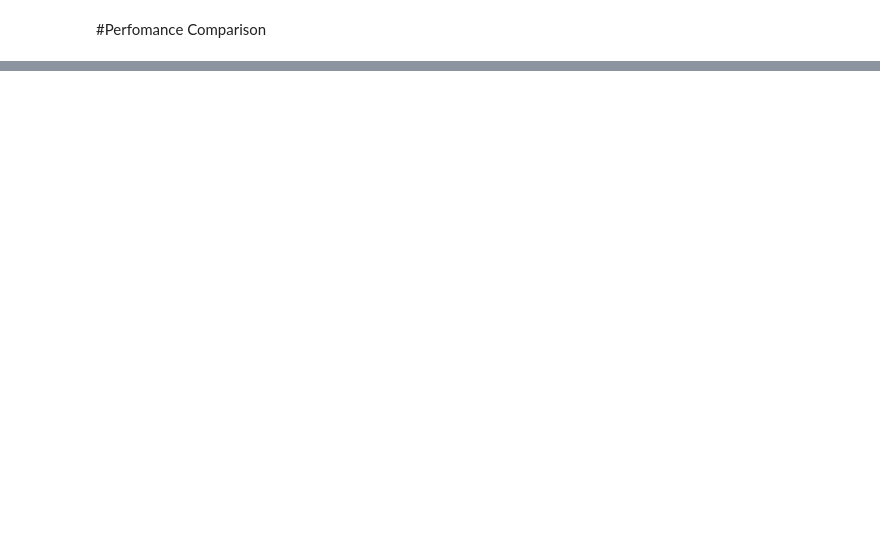
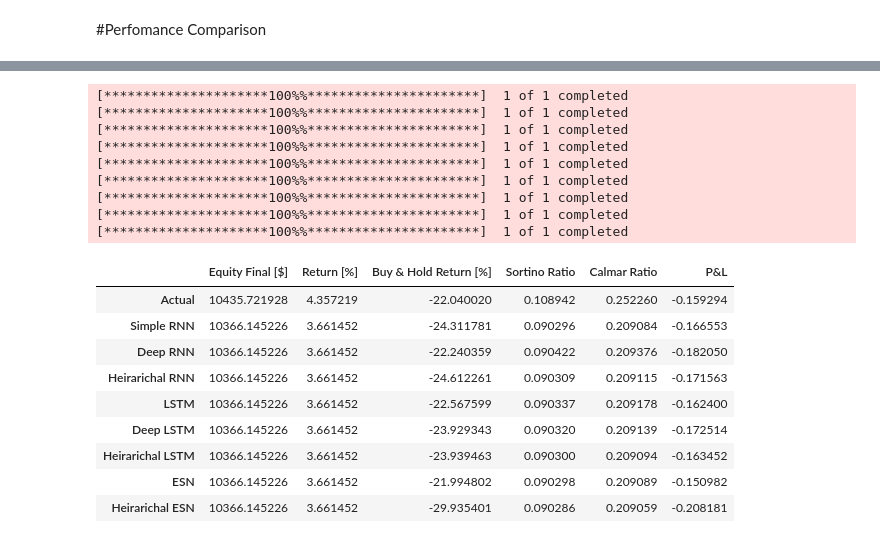
Before and after one commit to FMekujee27/RNNs, a Jupyter notebook: FM.ipynb, the cells around one changed output, grey strips where cells are left out. Drawn from its saved outputs; the diff is of its cells as text; code cells hidden in the pictures; blank space fills up the shorter version.

```diff
--- a/FM.ipynb
+++ b/FM.ipynb
@@ -600,0 +710,67 @@ perf
+# %%
+class SmaCross(Strategy):
+    n1 = 5
+    n2 = 20
+
+    def init(self):
+        self.sma1 = self.I(SMA, self.data.Close, self.n1)
+        self.sma2 = self.I(SMA, self.data.Close, self.n2)
+
+    def next(self):
+        if crossover(self.sma1, self.sma2):
+            self.buy()
+        elif crossover(self.sma2, self.sma1):
+            self.sell()
+def dat(x):
+    df = yf.download("CL=F", start="2024-04-12", end="2024-06-21")
+    df.drop(columns=["Adj Close","Close"], inplace=True)
+    back=pd.DataFrame(pred[x])
+    back.index=df.index
+    df["Close"]=back[x]
+    df=df[['Open', 'High', 'Low', 'Close', 'Volume']]
+    bt = Backtest(df, SmaCross, cash=10_000, commission=.002)
+    stats = bt.run()
+    equity_final = stats['Equity Final [$]']
+    return_percent = stats['Return [%]']
+    buy_and_hold_return_percent = stats['Buy & Hold Return [%]']
+    sortino_ratio = stats['Sortino Ratio']
+    calmar_ratio = stats['Calmar Ratio']
+    data = {
+    'Equity Final [$]': [equity_final],
+    'Return [%]': [return_percent],
+    'Buy & Hold Return [%]': [buy_and_hold_return_percent],
+    'Sortino Ratio': [sortino_ratio],
+    'Calmar Ratio': [calmar_ratio]
+    }
+    stats_df = pd.DataFrame(data)
+    return stats_df
+def final(y):
+    result = pd.DataFrame()
+    for x in y.columns:
+        x_values = dat(x)
+        result = pd.concat([result, x_values], ignore_index=True)
+    result.index = y.columns
+    return result
+Result = final(pred)
+Result["P&L"]=pred.iloc[-1] - pred.iloc[0]
+Result
+# %% [output]
+[*********************100%%**********************]  1 of 1 completed
+[*********************100%%**********************]  1 of 1 completed
+[*********************100%%**********************]  1 of 1 completed
+[*********************100%%**********************]  1 of 1 completed
+[*********************100%%**********************]  1 of 1 completed
+[*********************100%%**********************]  1 of 1 completed
+[*********************100%%**********************]  1 of 1 completed
+[*********************100%%**********************]  1 of 1 completed
+[*********************100%%**********************]  1 of 1 completed
+|  | Equity Final [$] | Return [%] | Buy & Hold Return [%] | Sortino Ratio | Calmar Ratio | P&L |
+| Actual | 10435.721928 | 4.357219 | -22.040020 | 0.108942 | 0.252260 | -0.159294 |
+| Simple RNN | 10366.145226 | 3.661452 | -24.311781 | 0.090296 | 0.209084 | -0.166553 |
+| Deep RNN | 10366.145226 | 3.661452 | -22.240359 | 0.090422 | 0.209376 | -0.182050 |
+| Heirarichal RNN | 10366.145226 | 3.661452 | -24.612261 | 0.090309 | 0.209115 | -0.171563 |
+| LSTM | 10366.145226 | 3.661452 | -22.567599 | 0.090337 | 0.209178 | -0.162400 |
+| Deep LSTM | 10366.145226 | 3.661452 | -23.929343 | 0.090320 | 0.209139 | -0.172514 |
+| Heirarichal LSTM | 10366.145226 | 3.661452 | -23.939463 | 0.090300 | 0.209094 | -0.163452 |
+| ESN | 10366.145226 | 3.661452 | -21.994802 | 0.090298 | 0.209089 | -0.150982 |
+| Heirarichal ESN | 10366.145226 | 3.661452 | -29.935401 | 0.090286 | 0.209059 | -0.208181 |
```
Also changed, not shown: parts of 14 cells of this notebook.
